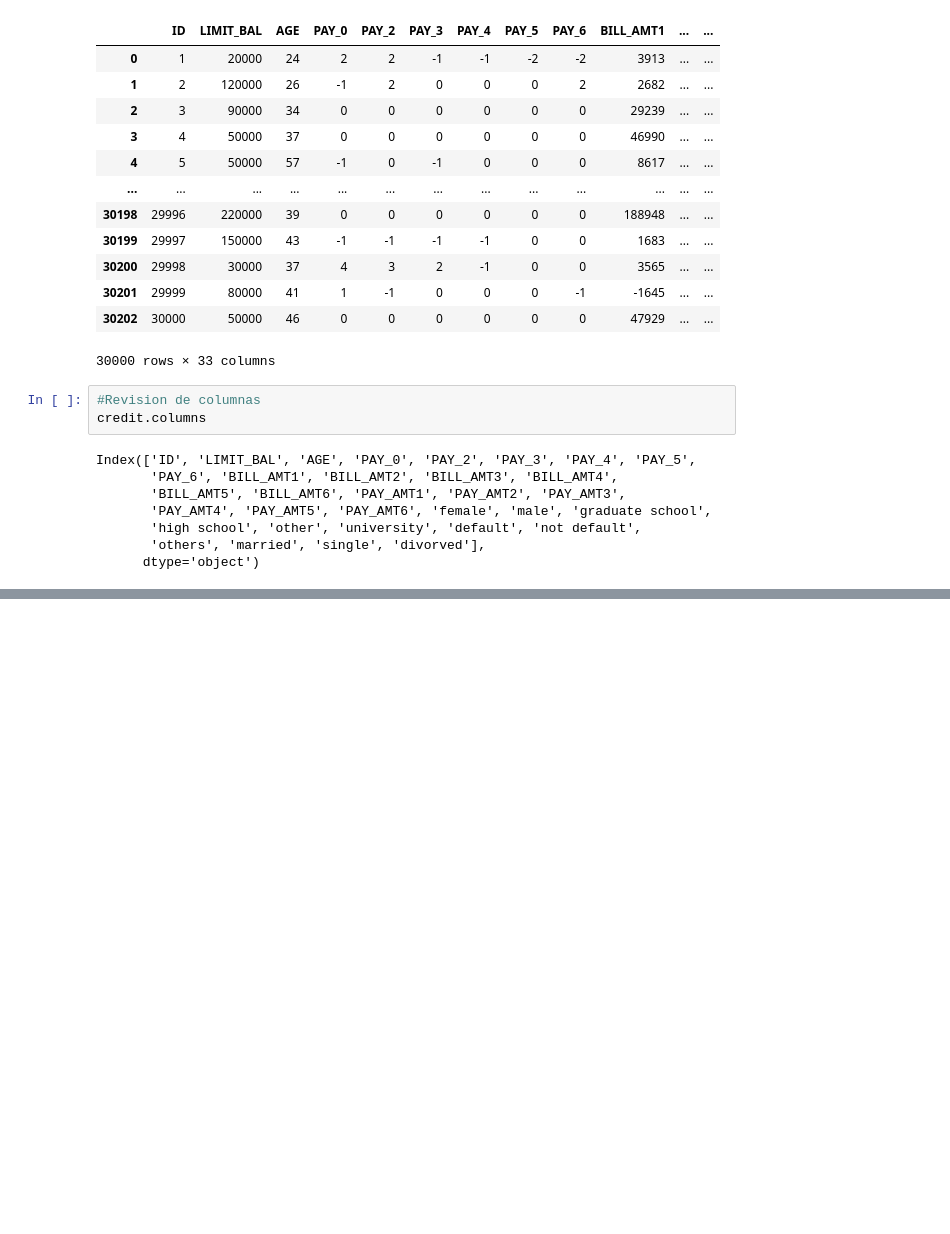
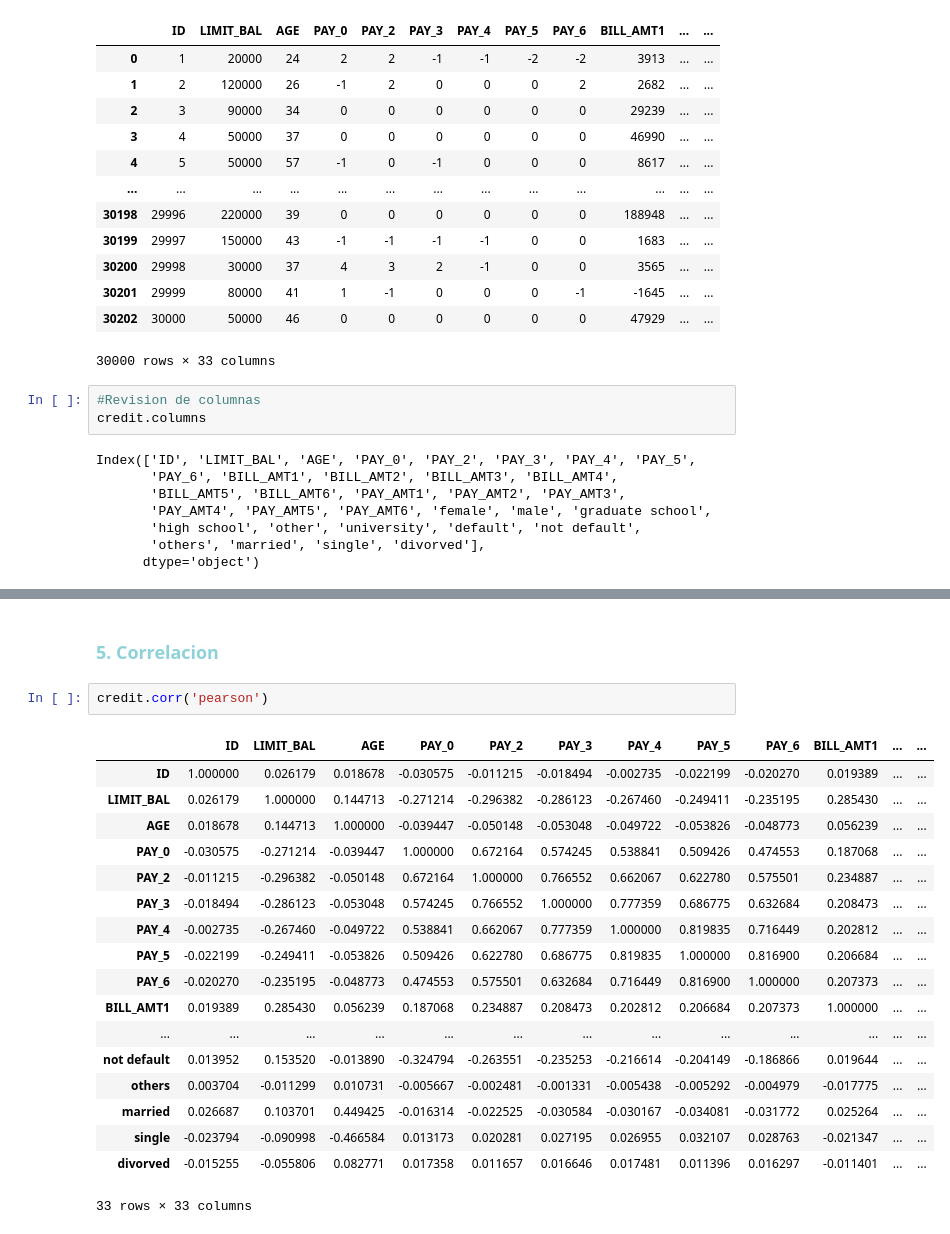
Before and after one commit to aobando20/Machine-learning, a Jupyter notebook: BancoUno Proyecto Final.ipynb, the cells around one changed output, grey strips where cells are left out. Drawn from its saved outputs; the diff is of its cells as text; blank space fills up the shorter version.

```diff
--- a/BancoUno Proyecto Final.ipynb
+++ b/BancoUno Proyecto Final.ipynb
@@ -423,0 +477,23 @@ Index(['ID', 'LIMIT_BAL', 'AGE', 'PAY_0', 'PAY_2', 'PAY_3', 'PAY_4', 'PAY_5',
+# %% [markdown]
+<h3 style="color: #8ED2D9"> 5. Correlacion </h3>
+# %%
+credit.corr('pearson')
+# %% [output]
+|  | ID | LIMIT_BAL | AGE | PAY_0 | PAY_2 | PAY_3 | PAY_4 | PAY_5 | PAY_6 | BILL_AMT1 | ... | ... |
+| ID | 1.000000 | 0.026179 | 0.018678 | -0.030575 | -0.011215 | -0.018494 | -0.002735 | -0.022199 | -0.020270 | 0.019389 | ... | ... |
+| LIMIT_BAL | 0.026179 | 1.000000 | 0.144713 | -0.271214 | -0.296382 | -0.286123 | -0.267460 | -0.249411 | -0.235195 | 0.285430 | ... | ... |
+| AGE | 0.018678 | 0.144713 | 1.000000 | -0.039447 | -0.050148 | -0.053048 | -0.049722 | -0.053826 | -0.048773 | 0.056239 | ... | ... |
+| PAY_0 | -0.030575 | -0.271214 | -0.039447 | 1.000000 | 0.672164 | 0.574245 | 0.538841 | 0.509426 | 0.474553 | 0.187068 | ... | ... |
+| PAY_2 | -0.011215 | -0.296382 | -0.050148 | 0.672164 | 1.000000 | 0.766552 | 0.662067 | 0.622780 | 0.575501 | 0.234887 | ... | ... |
+| PAY_3 | -0.018494 | -0.286123 | -0.053048 | 0.574245 | 0.766552 | 1.000000 | 0.777359 | 0.686775 | 0.632684 | 0.208473 | ... | ... |
+| PAY_4 | -0.002735 | -0.267460 | -0.049722 | 0.538841 | 0.662067 | 0.777359 | 1.000000 | 0.819835 | 0.716449 | 0.202812 | ... | ... |
+| PAY_5 | -0.022199 | -0.249411 | -0.053826 | 0.509426 | 0.622780 | 0.686775 | 0.819835 | 1.000000 | 0.816900 | 0.206684 | ... | ... |
+| PAY_6 | -0.020270 | -0.235195 | -0.048773 | 0.474553 | 0.575501 | 0.632684 | 0.716449 | 0.816900 | 1.000000 | 0.207373 | ... | ... |
+| BILL_AMT1 | 0.019389 | 0.285430 | 0.056239 | 0.187068 | 0.234887 | 0.208473 | 0.202812 | 0.206684 | 0.207373 | 1.000000 | ... | ... |
+| ... | ... | ... | ... | ... | ... | ... | ... | ... | ... | ... | ... | ... |
+| not default | 0.013952 | 0.153520 | -0.013890 | -0.324794 | -0.263551 | -0.235253 | -0.216614 | -0.204149 | -0.186866 | 0.019644 | ... | ... |
+| others | 0.003704 | -0.011299 | 0.010731 | -0.005667 | -0.002481 | -0.001331 | -0.005438 | -0.005292 | -0.004979 | -0.017775 | ... | ... |
+| married | 0.026687 | 0.103701 | 0.449425 | -0.016314 | -0.022525 | -0.030584 | -0.030167 | -0.034081 | -0.031772 | 0.025264 | ... | ... |
+| single | -0.023794 | -0.090998 | -0.466584 | 0.013173 | 0.020281 | 0.027195 | 0.026955 | 0.032107 | 0.028763 | -0.021347 | ... | ... |
+| divorved | -0.015255 | -0.055806 | 0.082771 | 0.017358 | 0.011657 | 0.016646 | 0.017481 | 0.011396 | 0.016297 | -0.011401 | ... | ... |
+33 rows × 33 columns
```
Also changed, not shown: parts of 16 cells of this notebook, 1 other file.
